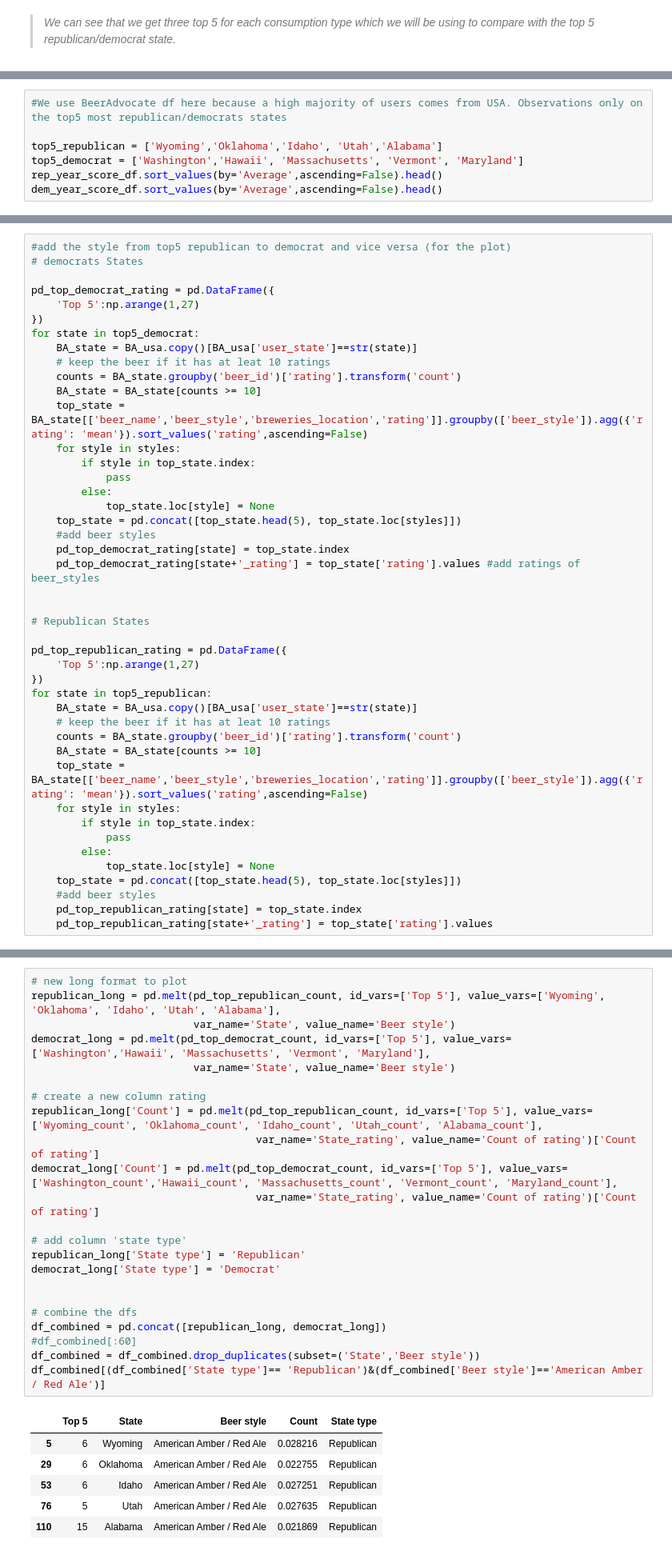
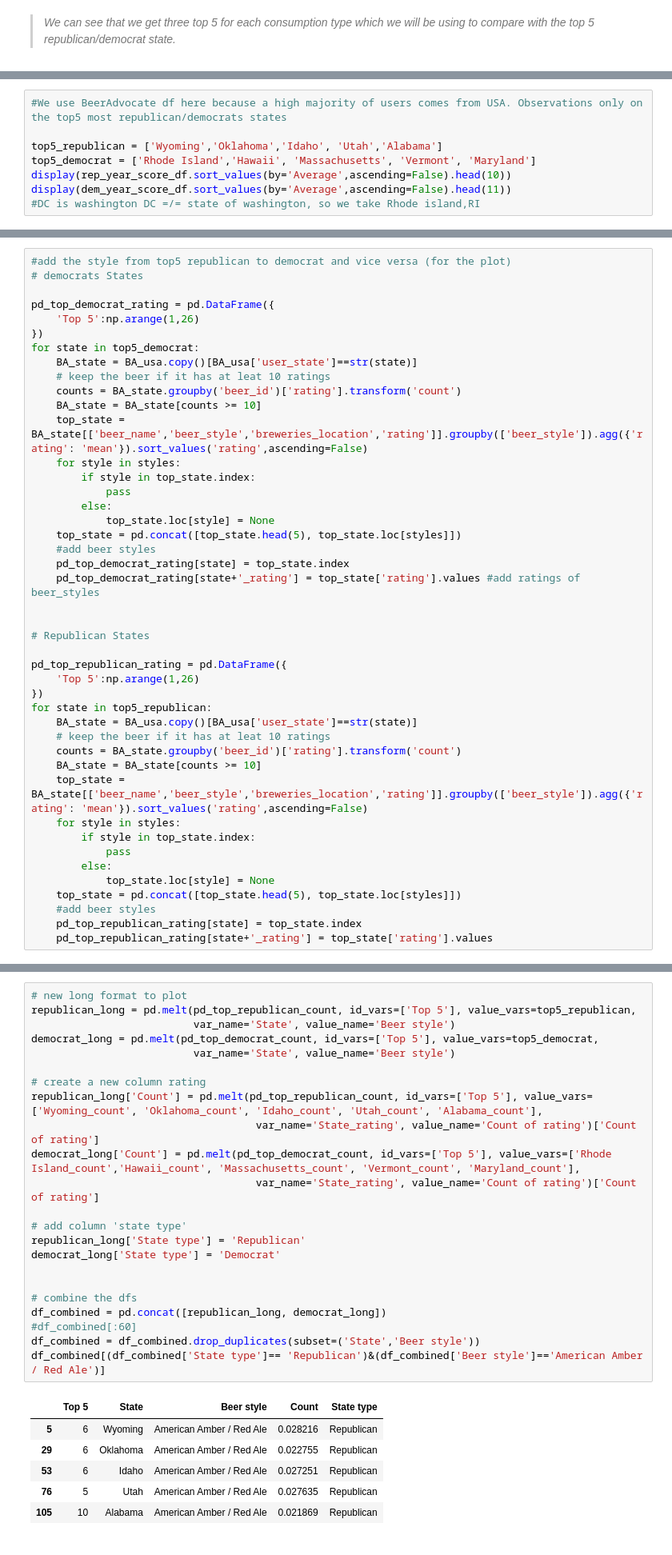
Before and after one commit to epfl-ada/ada-2024-project-casiervert952, a Jupyter notebook: analysis.ipynb, the cells around one changed output, grey strips where cells are left out. Shown at 80% size. Cells and saved outputs as stored; diff of their text form.

```diff
--- a/analysis.ipynb
+++ b/analysis.ipynb
@@ -731,9 +724,10 @@ display(RB_usa.sample(0).T)
 #We use BeerAdvocate df here because a high majority of users comes from USA. Observations only on the top5 most republican/democrats states
 
 top5_republican = ['Wyoming','Oklahoma','Idaho', 'Utah','Alabama']
-top5_democrat = ['Washington','Hawaii', 'Massachusetts', 'Vermont', 'Maryland']
-rep_year_score_df.sort_values(by='Average',ascending=False).head()
-dem_year_score_df.sort_values(by='Average',ascending=False).head()
+top5_democrat = ['Rhode Island','Hawaii', 'Massachusetts', 'Vermont', 'Maryland']
+display(rep_year_score_df.sort_values(by='Average',ascending=False).head(10))
+display(dem_year_score_df.sort_values(by='Average',ascending=False).head(11))
+#DC is washington DC =/= state of washington, so we take Rhode island,RI
 # %% [output]
 | year | 2000 | 2004 | 2008 | 2012 | 2016 | 2020 | Average |
 | state_po |  |  |  |  |  |  |  |
@@ -818,7 +830,7 @@ print(styles)
 # democrats States
 
 pd_top_democrat_rating = pd.DataFrame({
-    'Top 5':np.arange(1,27)
+    'Top 5':np.arange(1,26)
 })
 for state in top5_democrat:
     BA_state = BA_usa.copy()[BA_usa['user_state']==str(state)]
@@ -840,7 +852,7 @@ for state in top5_democrat:
 # Republican States
 
 pd_top_republican_rating = pd.DataFrame({
-    'Top 5':np.arange(1,27)
+    'Top 5':np.arange(1,26)
 })
 for state in top5_republican:
     BA_state = BA_usa.copy()[BA_usa['user_state']==str(state)]
@@ -1039,33 +991,33 @@ display(pd_top_democrat_count)
 # %%
 # new long format to plot
-republican_long = pd.melt(pd_top_republican_count, id_vars=['Top 5'], value_vars=['Wyoming', 'Oklahoma', 'Idaho', 'Utah', 'Alabama'],
+republican_long = pd.melt(pd_top_republican_count, id_vars=['Top 5'], value_vars=top5_republican,
                           var_name='State', value_name='Beer style')
-democrat_long = pd.melt(pd_top_democrat_count, id_vars=['Top 5'], value_vars=['Washington','Hawaii', 'Massachusetts', 'Vermont', 'Maryland'],
+democrat_long = pd.melt(pd_top_democrat_count, id_vars=['Top 5'], value_vars=top5_democrat,
                           var_name='State', value_name='Beer style')
 
 # create a new column rating
 republican_long['Count'] = pd.melt(pd_top_republican_count, id_vars=['Top 5'], value_vars=['Wyoming_count', 'Oklahoma_count', 'Idaho_count', 'Utah_count', 'Alabama_count'],
                                     var_name='State_rating', value_name='Count of rating')['Count of rating']
-democrat_long['Count'] = pd.melt(pd_top_democrat_count, id_vars=['Top 5'], value_vars=['Washington_count','Hawaii_count', 'Massachusetts_count', 'Vermont_count', 'Maryland_count'],
+democrat_long['Count'] = pd.melt(pd_top_democrat_count, id_vars=['Top 5'], value_vars=['Rhode Island_count','Hawaii_count', 'Massachusetts_count', 'Vermont_count', 'Maryland_count'],
                                     var_name='State_rating', value_name='Count of rating')['Count of rating']
 
 # add column 'state type'
 republican_long['State type'] = 'Republican'
 democrat_long['State type'] = 'Democrat'
 
 
 # combine the dfs
 df_combined = pd.concat([republican_long, democrat_long])
 #df_combined[:60]
 df_combined = df_combined.drop_duplicates(subset=('State','Beer style'))
 df_combined[(df_combined['State type']== 'Republican')&(df_combined['Beer style']=='American Amber / Red Ale')]
 # %% [output]
 |  | Top 5 | State | Beer style | Count | State type |
 | 5 | 6 | Wyoming | American Amber / Red Ale | 0.028216 | Republican |
 | 29 | 6 | Oklahoma | American Amber / Red Ale | 0.022755 | Republican |
 | 53 | 6 | Idaho | American Amber / Red Ale | 0.027251 | Republican |
 | 76 | 5 | Utah | American Amber / Red Ale | 0.027635 | Republican |
-| 110 | 15 | Alabama | American Amber / Red Ale | 0.021869 | Republican |
+| 105 | 10 | Alabama | American Amber / Red Ale | 0.021869 | Republican |
 # %%
 print(len(df_combined)/10)
 # Créer le graphique
```
Also changed, not shown: parts of 18 cells of this notebook.
